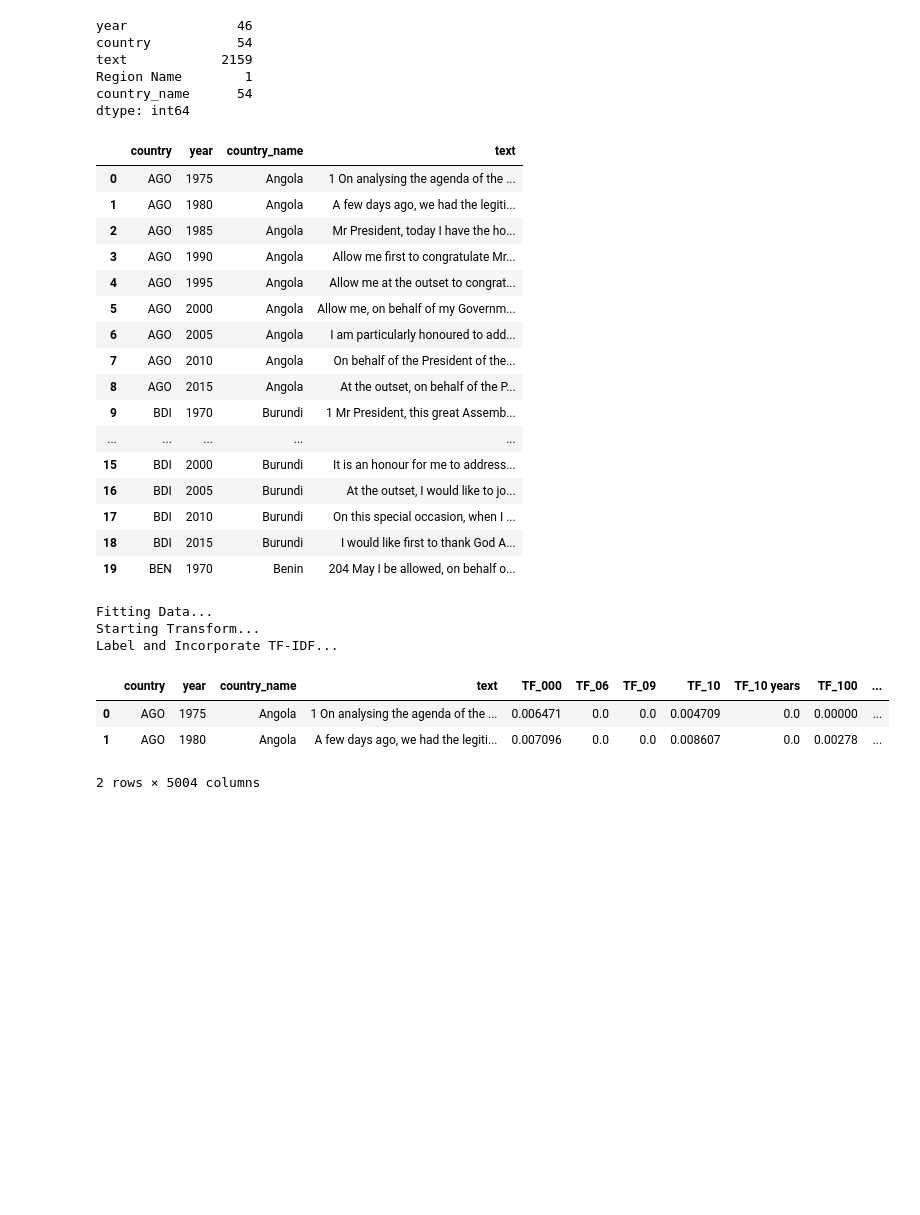
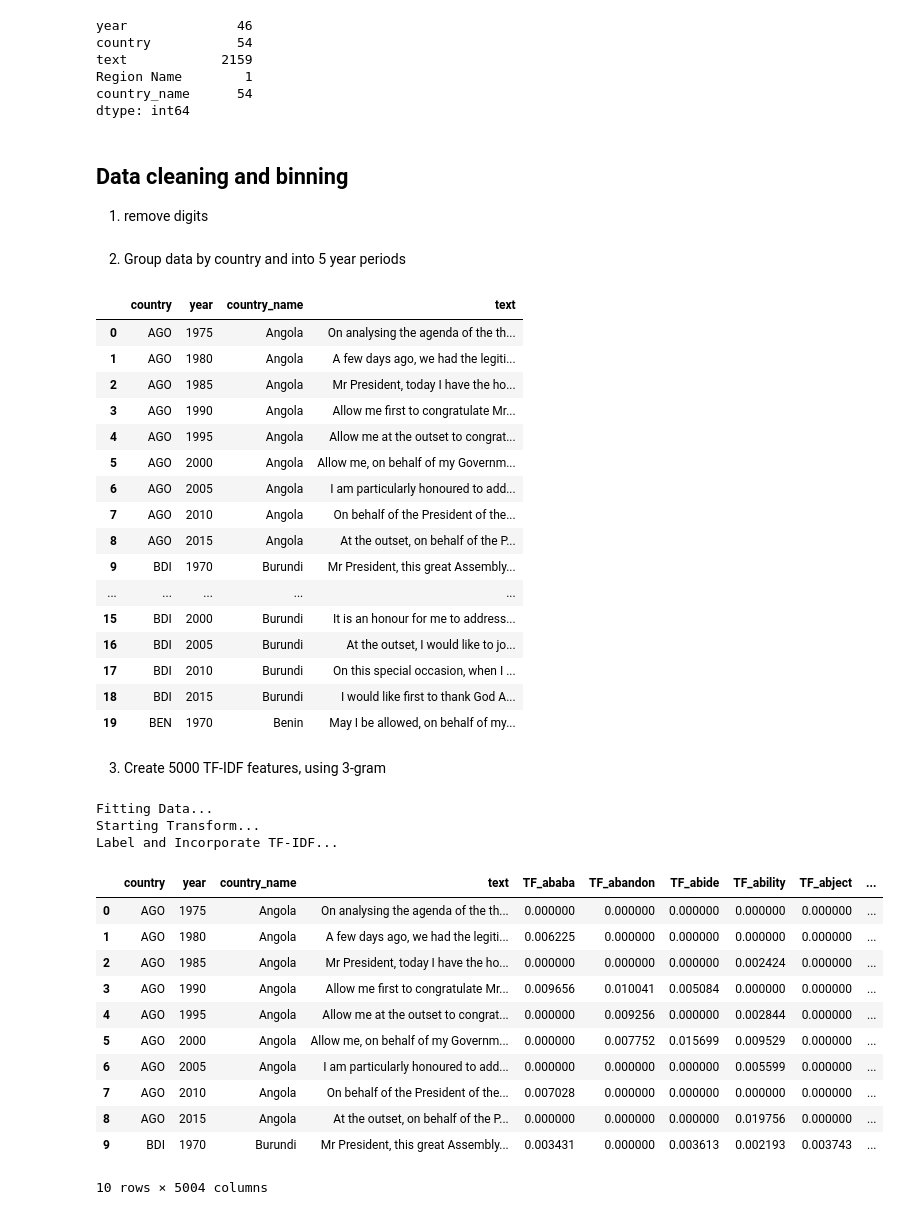
Before and after one commit to MNgocho/Projects, a Jupyter notebook: Similarity.ipynb, the cells around one changed output. Saved outputs shown, nothing was run; the diff lists cells and outputs as text; code cells hidden in the pictures; blank space fills up the shorter version.

```diff
--- a/Similarity.ipynb
+++ b/Similarity.ipynb
@@ -48,23 +88,26 @@ text            2159
 Region Name        1
 country_name      54
 dtype: int64
+# %% [markdown]
+## Data cleaning and binning
+1. remove digits
 # %%
 def clean(s):
     # Remove any tags:
     cleaned = re.sub(r"(?s)<.?>", " ", s)
     # Keep only regular chars:
-    cleaned = re.sub(r"[^A-Za-z0-9(),*!?\'\`]", " ", cleaned)
+    cleaned = re.sub(r"[^A-Za-z(),*!?\'\`]", " ", cleaned)
     # Remove unicode chars
     cleaned = re.sub("\\\\u(.){4}", " ", cleaned)
     return cleaned.strip()
 
 # clean text
 data['text'] = data.text.apply(lambda x: clean(x))
+# remove data with null value in year column
+data = data[data['year'].notnull()]
+# %% [markdown]
+2. Group data by country and into 5 year periods
 # %%
-# remove data with null value in year column
-data = data[data['year'].notnull()]
-
-# Group data by country and into 5 year periods
 data['year'] = (data['year'] / 5).astype(int)*5
 data = data.groupby(['country', 'year', 'country_name'])['text'].apply(list)
 data = data.apply(lambda x: ''.join(x))
@@ -73,7 +116,7 @@ data = data.reset_index(drop=False)
 data[:20]
 # %% [output]
 |  | country | year | country_name | text |
-| 0 | AGO | 1975 | Angola | 1 On analysing the agenda of the ... |
+| 0 | AGO | 1975 | Angola | On analysing the agenda of the th... |
 | 1 | AGO | 1980 | Angola | A few days ago, we had the legiti... |
 | 2 | AGO | 1985 | Angola | Mr President, today I have the ho... |
 | 3 | AGO | 1990 | Angola | Allow me first to congratulate Mr... |
@@ -82,40 +125,50 @@ data[:20]
 | 6 | AGO | 2005 | Angola | I am particularly honoured to add... |
 | 7 | AGO | 2010 | Angola | On behalf of the President of the... |
 | 8 | AGO | 2015 | Angola | At the outset, on behalf of the P... |
-| 9 | BDI | 1970 | Burundi | 1 Mr President, this great Assemb... |
+| 9 | BDI | 1970 | Burundi | Mr President, this great Assembly... |
 | ... | ... | ... | ... | ... |
 | 15 | BDI | 2000 | Burundi | It is an honour for me to address... |
 | 16 | BDI | 2005 | Burundi | At the outset, I would like to jo... |
 | 17 | BDI | 2010 | Burundi | On this special occasion, when I ... |
 | 18 | BDI | 2015 | Burundi | I would like first to thank God A... |
-| 19 | BEN | 1970 | Benin | 204 May I be allowed, on behalf o... |
+| 19 | BEN | 1970 | Benin | May I be allowed, on behalf of my... |
+# %% [markdown]
+3. Create 5000 TF-IDF features, using 3-gram
 # %%
-# Create 5000 TF-IDF features, using 3-gram
+
 num_features = 5000
 tfidf = TfidfVectorizer(max_features = num_features, strip_accents='unicode',
                         lowercase=True, stop_words='english', ngram_range=(1,3))
 print('Fitting Data...')
 tfidf.fit(data['text'].values.astype('U'))
 
 print('Starting Transform...')
 text_tfidf = tfidf.transform(data['text'])
 
 print('Label and Incorporate TF-IDF...')
 data_array = pd.DataFrame(text_tfidf.toarray())
 feature_names = tfidf.get_feature_names()
 
 for i in range(num_features):
     feature_names[i] = 'TF_' + feature_names[i]
 
 data_array.columns = feature_names
 data = pd.concat([data, data_array], axis=1)
 
-data[:2]
+data[:10]
 # %% [output]
 Fitting Data...
 Starting Transform...
 Label and Incorporate TF-IDF...
-|  | country | year | country_name | text | TF_000 | TF_06 | TF_09 | TF_10 | TF_10 years | TF_100 | ... |
-| 0 | AGO | 1975 | Angola | 1 On analysing the agenda of the ... | 0.006471 | 0.0 | 0.0 | 0.004709 | 0.0 | 0.00000 | ... |
-| 1 | AGO | 1980 | Angola | A few days ago, we had the legiti... | 0.007096 | 0.0 | 0.0 | 0.008607 | 0.0 | 0.00278 | ... |
+|  | country | year | country_name | text | TF_ababa | TF_abandon | TF_abide | TF_ability | TF_abject | ... |
+| 0 | AGO | 1975 | Angola | On analysing the agenda of the th... | 0.000000 | 0.000000 | 0.000000 | 0.000000 | 0.000000 | ... |
+| 1 | AGO | 1980 | Angola | A few days ago, we had the legiti... | 0.006225 | 0.000000 | 0.000000 | 0.000000 | 0.000000 | ... |
+| 2 | AGO | 1985 | Angola | Mr President, today I have the ho... | 0.000000 | 0.000000 | 0.000000 | 0.002424 | 0.000000 | ... |
+| 3 | AGO | 1990 | Angola | Allow me first to congratulate Mr... | 0.009656 | 0.010041 | 0.005084 | 0.000000 | 0.000000 | ... |
+| 4 | AGO | 1995 | Angola | Allow me at the outset to congrat... | 0.000000 | 0.009256 | 0.000000 | 0.002844 | 0.000000 | ... |
+| 5 | AGO | 2000 | Angola | Allow me, on behalf of my Governm... | 0.000000 | 0.007752 | 0.015699 | 0.009529 | 0.000000 | ... |
+| 6 | AGO | 2005 | Angola | I am particularly honoured to add... | 0.000000 | 0.000000 | 0.000000 | 0.005599 | 0.000000 | ... |
+| 7 | AGO | 2010 | Angola | On behalf of the President of the... | 0.007028 | 0.000000 | 0.000000 | 0.000000 | 0.000000 | ... |
+| 8 | AGO | 2015 | Angola | At the outset, on behalf of the P... | 0.000000 | 0.000000 | 0.000000 | 0.019756 | 0.000000 | ... |
+| 9 | BDI | 1970 | Burundi | Mr President, this great Assembly... | 0.003431 | 0.000000 | 0.003613 | 0.002193 | 0.003743 | ... |
-2 rows × 5004 columns
+10 rows × 5004 columns
```
Also changed, not shown: parts of 24 cells of this notebook.
